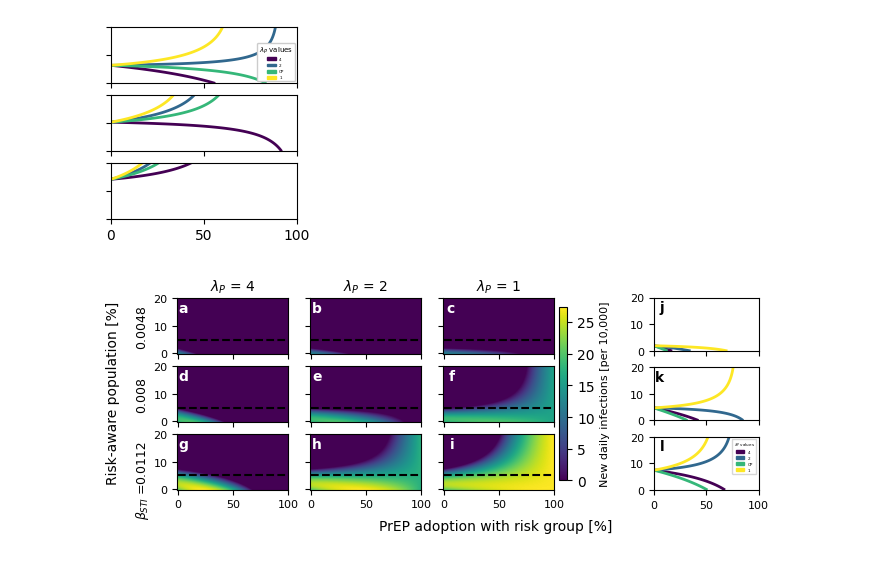
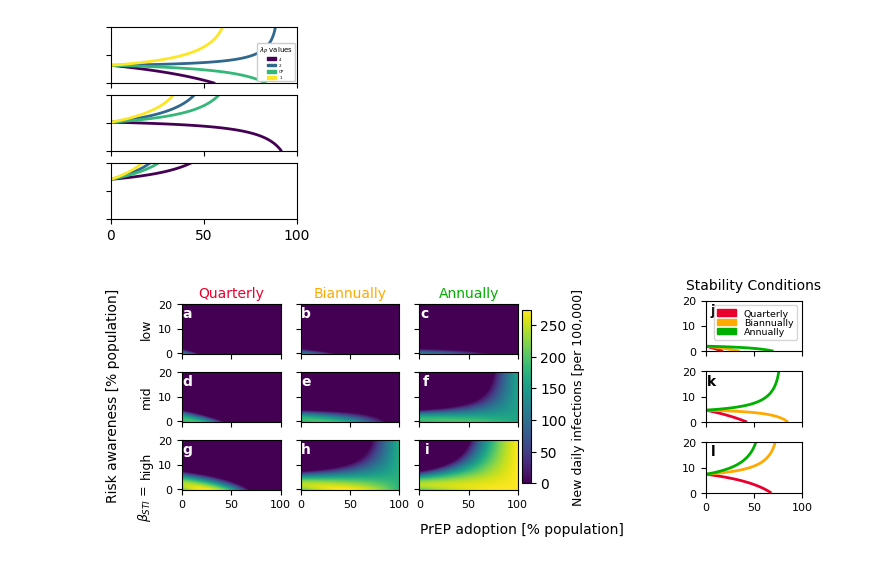
Before and after one commit to Priesemann-Group/testing-paradox-HIV-STI, a Jupyter notebook: notebooks/notebook_for_final_fig.ipynb, the cells around one changed output. Cells and saved outputs as stored; diff of their text form; code cells hidden in the pictures.

```diff
--- a/notebooks/notebook_for_final_fig.ipynb
+++ b/notebooks/notebook_for_final_fig.ipynb
@@ -797,9 +775,9 @@ Hs = np.linspace(0, 0.2, 101)
 Ps = np.linspace(0, 1.0, 201)
 
 lambda_P_values = [4 / 360.0, 2 / 360.0, 1 / 360.0]
-lambda_P_labels = ["4", "2", "1"]
+lambda_P_labels = ["Quarterly", "Biannually", "Annually"]
 beta_STI_values = [0.0016 * 3.0, 0.0016 * 5.0, 0.0016 * 7.0]
-beta_STI_labels = ["0.0048", "0.008", "0.0112"]
+beta_STI_labels = ["low", "mid", "high"]
 
 results = {}
 for beta_STI in beta_STI_values:
@@ -855,18 +833,18 @@ def bifurcationP(
 lambda_P_values_2 = [
     4 / 360.0,
     2 / 360.0,
-    bifurcationP(betaSTI=0.0016 * 5.0) + 0.01,
     1 / 360.0,
 ]
-lambda_P_labels_2 = ["4", "2", "CP", "1"]
+lambda_P_labels_2 = ["Quarterly", "Biannually", "Annually"]
 
 colors = plt.cm.viridis(np.linspace(0, 1, len(lambda_P_values_2)))
+colors_stability = ["#E9002D", "#FFAA00", "#00B000"]
 
 # Combined plotting
-fig = plt.figure(figsize=(7.5, 2.5))
+fig = plt.figure(figsize=(8.0, 2.5))
 
 # Adjust width ratios to control the size of the panels
-outer_grid = fig.add_gridspec(1, 2, width_ratios=[3.0, 0.7], wspace=0.1)
+outer_grid = fig.add_gridspec(1, 2, width_ratios=[2.5, 0.6], wspace=0.5)
 
 # First subplot grid (3x3)
 left_grid = outer_grid[0].subgridspec(3, 3, wspace=0.2, hspace=0.2)
@@ -887,11 +865,13 @@ for row_idx, beta_STI in enumerate(beta_STI_values):
             res_infections, origin="lower", vmin=global_vmin, vmax=global_vmax
         )
         if row_idx == 0:
-            ax.set_title(f"$\\lambda_P$ = {label}", fontsize=10, pad=5)
+            ax.set_title(
+                f"{label}", fontsize=10, pad=5, color=colors_stability[col_idx]
+            )
         if col_idx == 0:
             ax.set_ylabel(f"{beta_STI_labels[row_idx]}", fontsize=9)
 
-        ax.hlines(np.where(Hs == 0.05)[0][0], 0, 200, color="black", linestyle="--")
+        # ax.hlines(np.where(Hs == 0.05)[0][0], 0, 200, color="black", linestyle="--")
 
         if row_idx == 2:
             ax.set_xticks([0, 100, 200])
@@ -930,7 +910,7 @@ cbar = fig.colorbar(
     cax,
     ax=[ax for row_axes in axes for ax in row_axes],
     shrink=0.9,
-    format=FuncFormatter(lambda x, pos: f"{x * 1e4:.0f}"),
+    format=FuncFormatter(lambda x, pos: f"{x * 1e5:.0f}"),
     pad=0.01,
 )
 # Get existing ticks and replace the last value with global_vmax
@@ -938,13 +918,13 @@ cbar = fig.colorbar(
 # ticks[-1] = global_vmax
 # cbar.set_ticks(ticks)
 
-cbar.ax.set_ylabel("New daily infections [per 10,000]", fontsize=8)
+cbar.ax.set_ylabel("New daily infections [per 100,000]", fontsize=9)
 
-fig.text(0.55, -0.05, "PrEP adoption with risk group [%]", ha="center", fontsize=10)
+fig.text(0.55, -0.05, "PrEP adoption [% population]", ha="center", fontsize=10)
 fig.text(
     0.03,
     0.5,
-    "Risk-aware population [%]",
+    "Risk awareness [% population]",
     va="center",
     rotation="vertical",
     fontsize=10,
@@ -954,25 +934,33 @@ fig.text(
 )
 
 # Second subplot grid (3x1)
-right_grid = outer_grid[1].subgridspec(3, 1, hspace=0.3)
+right_grid = outer_grid[1].subgridspec(3, 1, hspace=0.4)
 
 axs = []
 for i in range(3):
     ax = fig.add_subplot(right_grid[i])
     axs.append(ax)
 
+
 for ax, betaSTI in zip(axs, beta_STI_values):
     args["beta_STI"] = betaSTI
-    bifur = bifurcationP(betaSTI)
-    for lambda_P, color in zip(lambda_P_values_2, colors):
+    # bifur = bifurcationP(betaSTI)
+    for lambda_P, color in zip(lambda_P_values_2, colors_stability):
         Ro_values = np.zeros((len(Hs), len(Ps)))
         for i, H in enumerate(Hs):
             for j, P in enumerate(Ps):
                 Ro_values[i, j] = calculate_Ro(args, lambda_P, H, P)
         ax.contour(
-            Ps, Hs, Ro_values, levels=[1], linewidths=2, linestyles="-", colors=[color]
+            Ps,
+            Hs,
+            Ro_values,
+            levels=[1],
+            linewidths=2,
+            linestyles="-",
+            colors=[color],
         )
 
+    axs[0].set_title("Stability Conditions", fontsize=10, pad=8)
     ax.set_xticks(np.linspace(Ps.min(), Ps.max(), 3))
     ax.set_xticklabels(
         [f"{int(p * 100)}" for p in np.linspace(Ps.min(), Ps.max(), 3)], fontsize=8
@@ -984,36 +972,39 @@ for ax, betaSTI in zip(axs, beta_STI_values):
 
 for ax in axs[:-1]:
     ax.set_xticklabels([])
 
 legend_patches = [
-    Patch(color=color, label=label) for color, label in zip(colors, lambda_P_labels_2)
+    Patch(color=color, label=label)
+    for color, label in zip(colors_stability, lambda_P_labels_2)
 ]
-legend = axs[2].legend(
+legend = axs[0].legend(
     handles=legend_patches,
-    title="$\\lambda_P$ values",
-    fontsize=3,
-    title_fontsize=3,
+    # title="$\\lambda_P$ values",
+    fontsize=6.8,
+    title_fontsize=5,
     loc="upper right",
+    ncol=1,
+    labelspacing=0.02,
 )
 # legend.get_frame().set_facecolor("white")
 # legend.get_frame().set_alpha(1)
 
 letters = ["j", "k", "l"]
 for idx, ax in enumerate(axs):
     ax.text(
         0.1,
         0.95,
         chr(97 + 9 + idx),
         transform=ax.transAxes,
         fontsize=10,
         fontweight="bold",
         va="top",
         ha="right",
     )
 
 plt.tight_layout()
 plt.show()
 
 fig.savefig("../figures/final_figure.pdf", format="pdf", bbox_inches="tight")
 # %% [output]
-[figure, old version]
+[figure, new version]
```
Also changed, not shown: parts of 1 cell of this notebook, 5 other files.
